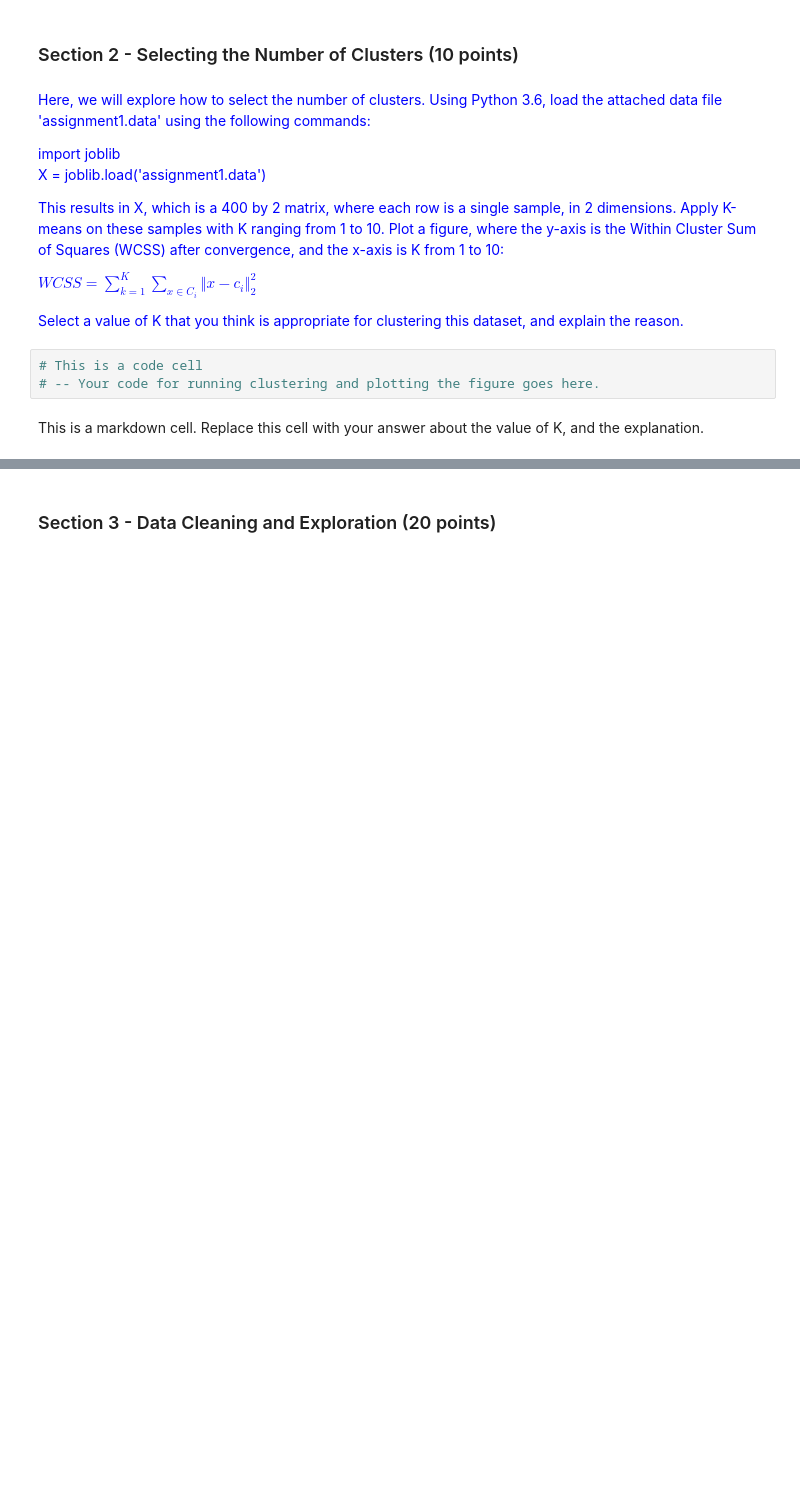
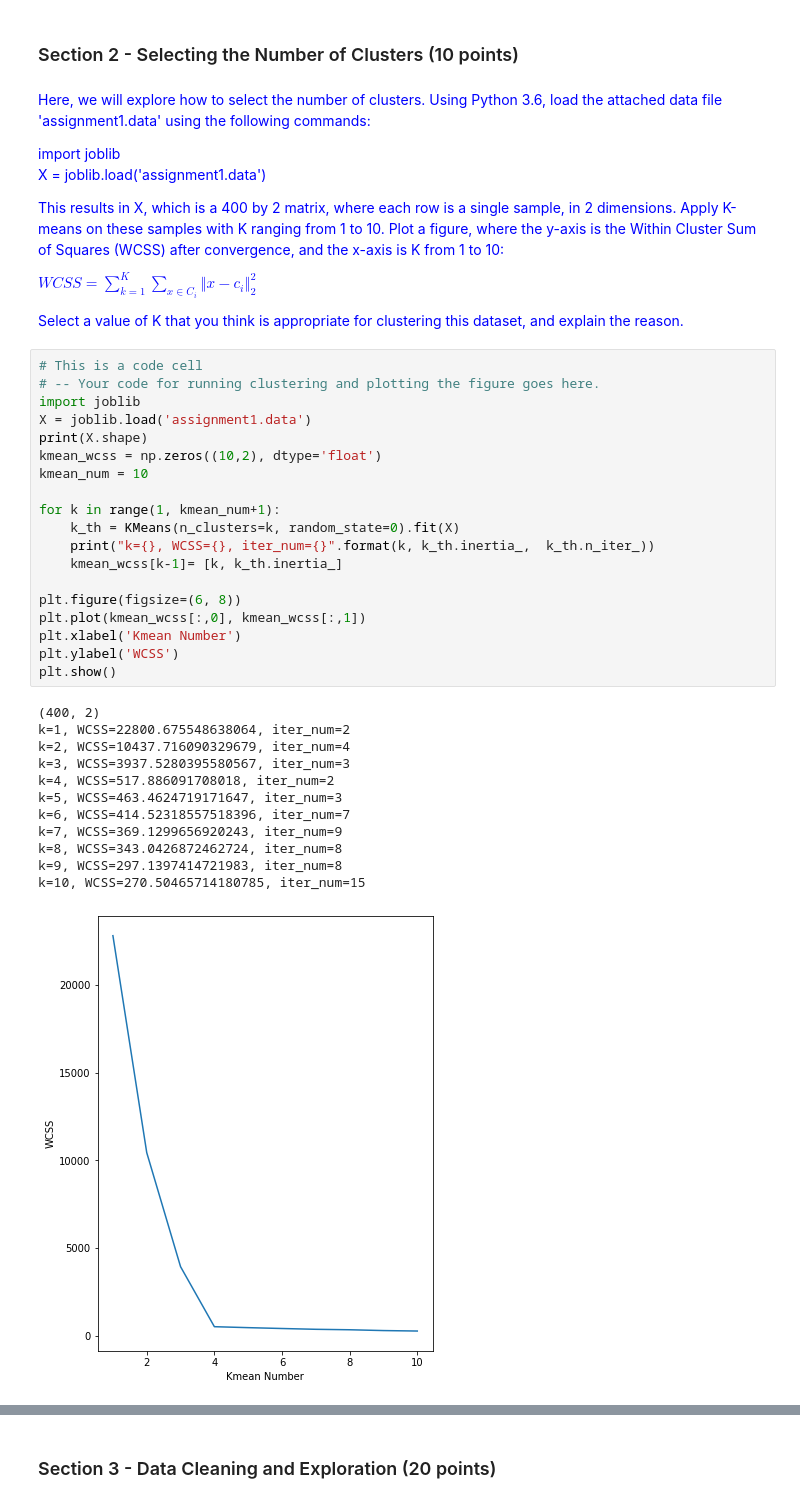
Before and after one commit to Hung86/CS5228_Knowledge-Discovery, a Jupyter notebook: assignment1/answer_sheet.ipynb, the cells around one changed output, grey strips where cells are left out. Saved outputs shown, nothing was run; the diff lists cells and outputs as text; blank space fills up the shorter version.

```diff
--- a/assignment1/answer_sheet.ipynb
+++ b/assignment1/answer_sheet.ipynb
@@ -111,8 +152,35 @@ This is a markdown cell. Replace this cell with your answer.
 <span style="color:blue">$WCSS = \sum_{k=1}^K \sum_{x \in C_i} \Vert x - c_i \Vert_2^2$</span>
 
 <span style="color:blue">Select a value of K that you think is appropriate for clustering this dataset, and explain the reason. </span>
-# %%
-# This is a code cell
-# -- Your code for running clustering and plotting the figure goes here.
-# %% [markdown]
-This is a markdown cell. Replace this cell with your answer about the value of K, and the explanation.
+# %%
+# This is a code cell
+# -- Your code for running clustering and plotting the figure goes here.
+import joblib
+X = joblib.load('assignment1.data')
+print(X.shape)
+kmean_wcss = np.zeros((10,2), dtype='float')
+kmean_num = 10
+
+for k in range(1, kmean_num+1):
+    k_th = KMeans(n_clusters=k, random_state=0).fit(X)
+    print("k={}, WCSS={}, iter_num={}".format(k, k_th.inertia_,  k_th.n_iter_))
+    kmean_wcss[k-1]= [k, k_th.inertia_]
+
+plt.figure(figsize=(6, 8))
+plt.plot(kmean_wcss[:,0], kmean_wcss[:,1])
+plt.xlabel('Kmean Number')
+plt.ylabel('WCSS')
+plt.show()
+# %% [output]
+(400, 2)
+k=1, WCSS=22800.675548638064, iter_num=2
+k=2, WCSS=10437.716090329679, iter_num=4
+k=3, WCSS=3937.5280395580567, iter_num=3
+k=4, WCSS=517.886091708018, iter_num=2
+k=5, WCSS=463.4624719171647, iter_num=3
+k=6, WCSS=414.52318557518396, iter_num=7
+k=7, WCSS=369.1299656920243, iter_num=9
+k=8, WCSS=343.0426872462724, iter_num=8
+k=9, WCSS=297.1397414721983, iter_num=8
+k=10, WCSS=270.50465714180785, iter_num=15
+[figure, added]
```
Also changed, not shown: parts of 37 cells of this notebook.
